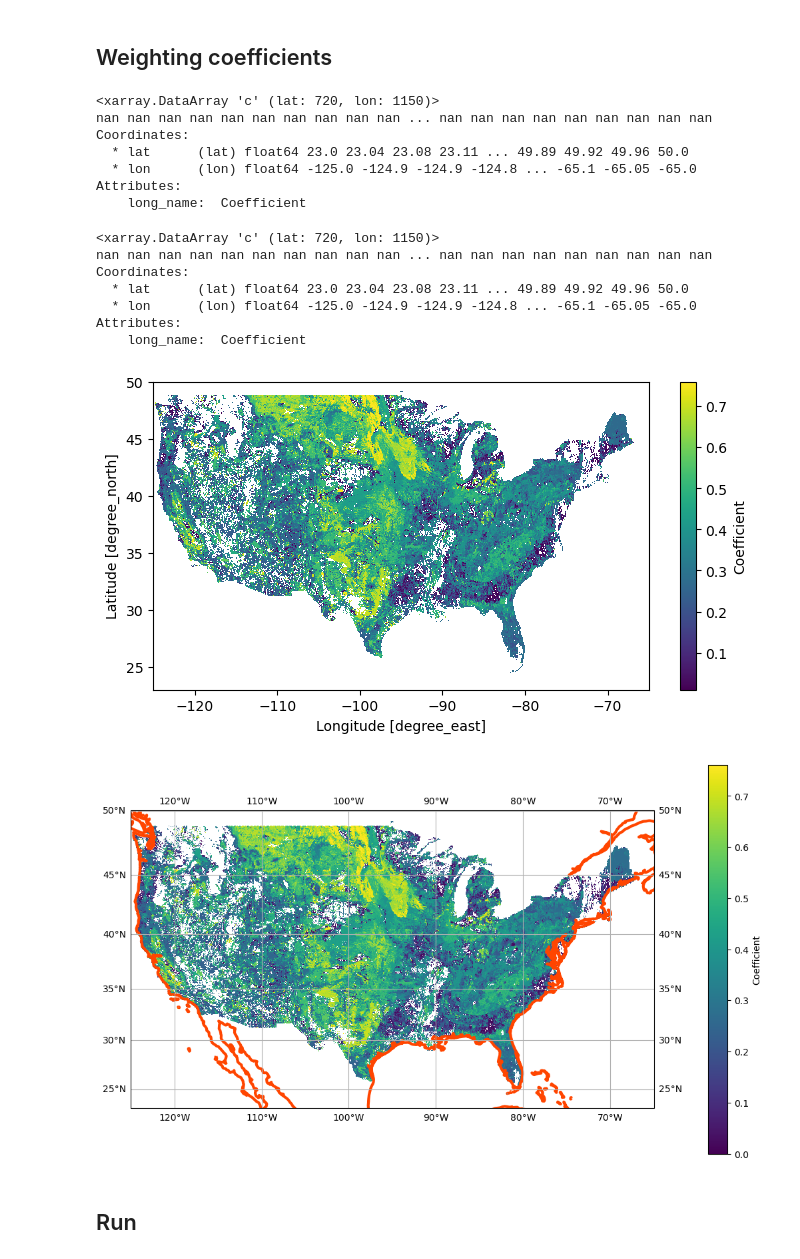
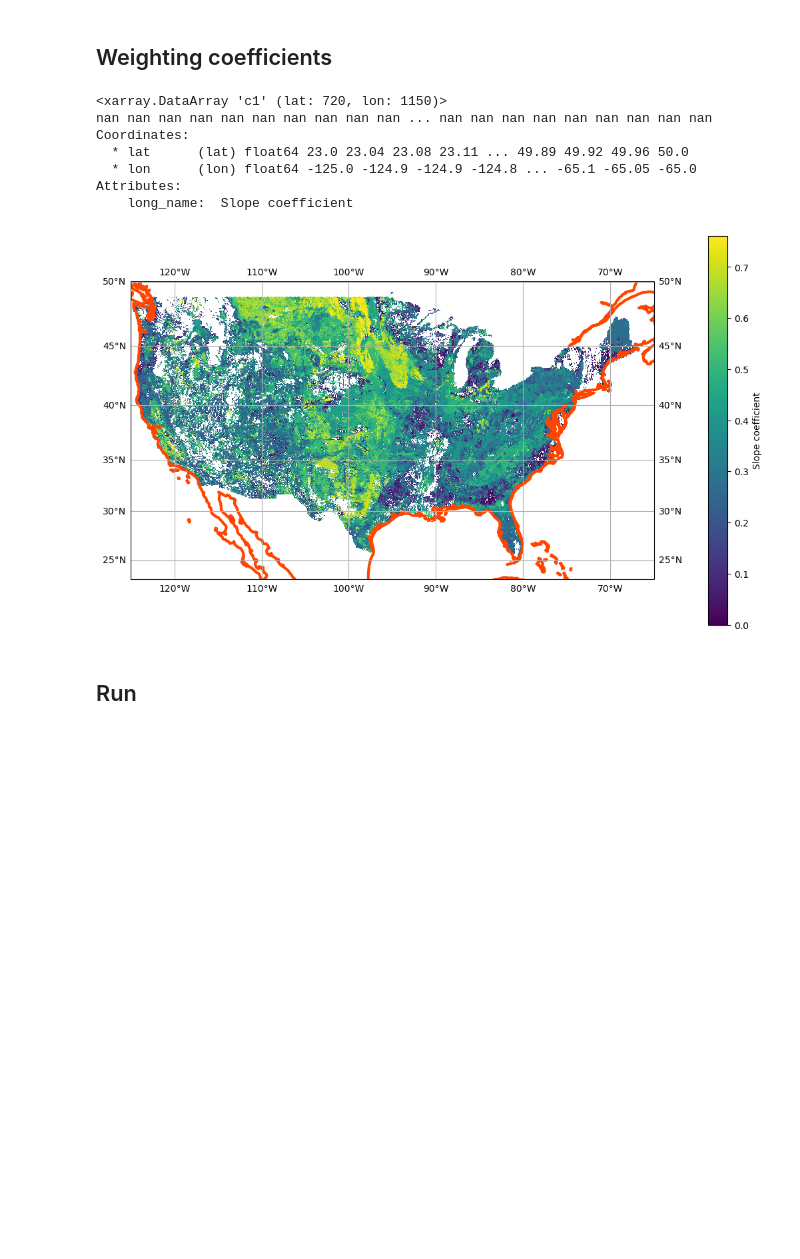
Before and after one commit to noaa-oar-arl/SWAMP, a Jupyter notebook: example.ipynb, the cells around one changed output. Cells and saved outputs as stored; diff of their text form; code cells hidden in the pictures; blank space fills up the shorter version.

```diff
--- a/example.ipynb
+++ b/example.ipynb
@@ -11,37 +9,25 @@ xr.set_options(display_expand_data=False)
 # %% [markdown]
 ## Weighting coefficients
 # %%
-display(swampy.C)
-
-swampy.C.plot.imshow(size=4, aspect=2)
-
 proj = ccrs.Mercator()
 tran = ccrs.PlateCarree()
 fig, ax = plt.subplots(subplot_kw=dict(projection=proj), figsize=(10, 6), constrained_layout=True)
 ax.coastlines(linewidth=3, color="orangered")
 ax.gridlines(draw_labels=True)
 
-C_ = swampy.C.where(~(swampy.C.lon.isnull() | swampy.C.lat.isnull()), drop=True)
+C_ = swampy.C.c1.where(~(swampy.C.lon.isnull() | swampy.C.lat.isnull()), drop=True)
 display(C_)
 
 C_.plot(x="lon", y="lat", vmin=0, ax=ax, transform=tran);
 # %% [output]
-<xarray.DataArray 'c' (lat: 720, lon: 1150)>
+<xarray.DataArray 'c1' (lat: 720, lon: 1150)>
 nan nan nan nan nan nan nan nan nan nan ... nan nan nan nan nan nan nan nan nan
 Coordinates:
   * lat      (lat) float64 23.0 23.04 23.08 23.11 ... 49.89 49.92 49.96 50.0
   * lon      (lon) float64 -125.0 -124.9 -124.9 -124.8 ... -65.1 -65.05 -65.0
 Attributes:
-    long_name:  Coefficient
+    long_name:  Slope coefficient
-<xarray.DataArray 'c' (lat: 720, lon: 1150)>
-nan nan nan nan nan nan nan nan nan nan ... nan nan nan nan nan nan nan nan nan
-Coordinates:
-  * lat      (lat) float64 23.0 23.04 23.08 23.11 ... 49.89 49.92 49.96 50.0
-  * lon      (lon) float64 -125.0 -124.9 -124.9 -124.8 ... -65.1 -65.05 -65.0
-Attributes:
-    long_name:  Coefficient
-[figure, old version]
+[figure, new version]
-[figure, removed]
 # %% [markdown]
 ## Run
 # %%
```
Also changed, not shown: parts of 1 cell of this notebook, 1 other file.
